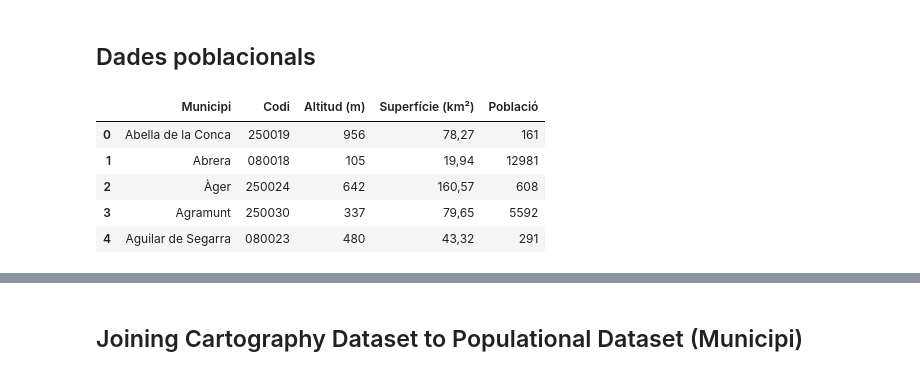
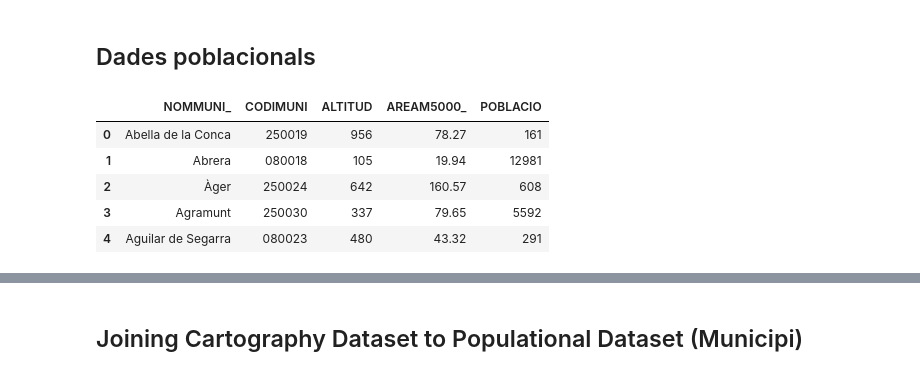
Before and after one commit to jordirubio01/MobiCat, a Jupyter notebook: catalonia-geography-maps/Catalonia_Geography_Maps_Exploration.ipynb, the cells around one changed output, grey strips where cells are left out. Cells and saved outputs as stored; diff of their text form; code cells hidden in the pictures.

```diff
--- a/catalonia-geography-maps/Catalonia_Geography_Maps_Exploration.ipynb
+++ b/catalonia-geography-maps/Catalonia_Geography_Maps_Exploration.ipynb
@@ -113,13 +117,18 @@ ax = municpis_barcelona.plot(
 # %%
 population_name = "t15903202400.csv"
 population_directory = "./dades-poblacionals-per-municipi"
-populations_path = os.path.join(population_directory, population_name)
-populations_data = pd.read_csv(populations_path, sep=";", dtype=str)
-display(populations_data.head(5))
+population_path = os.path.join(population_directory, population_name)
+population_data = pd.read_csv(population_path, sep=";", dtype=str)
+
+population_data.columns = ["NOMMUNI_", "CODIMUNI", "ALTITUD", "AREAM5000_", "POBLACIO"]
+population_data["AREAM5000_"] = population_data["AREAM5000_"].apply(to_float).astype("float")
+population_data["ALTITUD"] = population_data["ALTITUD"].apply("int32")
+population_data["POBLACIO"] = population_data["POBLACIO"].astype("int32")
+display(population_data.head(5))
 # %% [output]
-|  | Municipi | Codi | Altitud (m) | Superfície (km²) | Població |
-| 0 | Abella de la Conca | 250019 | 956 | 78,27 | 161 |
-| 1 | Abrera | 080018 | 105 | 19,94 | 12981 |
-| 2 | Àger | 250024 | 642 | 160,57 | 608 |
-| 3 | Agramunt | 250030 | 337 | 79,65 | 5592 |
-| 4 | Aguilar de Segarra | 080023 | 480 | 43,32 | 291 |
+|  | NOMMUNI_ | CODIMUNI | ALTITUD | AREAM5000_ | POBLACIO |
+| 0 | Abella de la Conca | 250019 | 956 | 78.27 | 161 |
+| 1 | Abrera | 080018 | 105 | 19.94 | 12981 |
+| 2 | Àger | 250024 | 642 | 160.57 | 608 |
+| 3 | Agramunt | 250030 | 337 | 79.65 | 5592 |
+| 4 | Aguilar de Segarra | 080023 | 480 | 43.32 | 291 |
```
Also changed, not shown: parts of 13 cells of this notebook, 1 other file.
